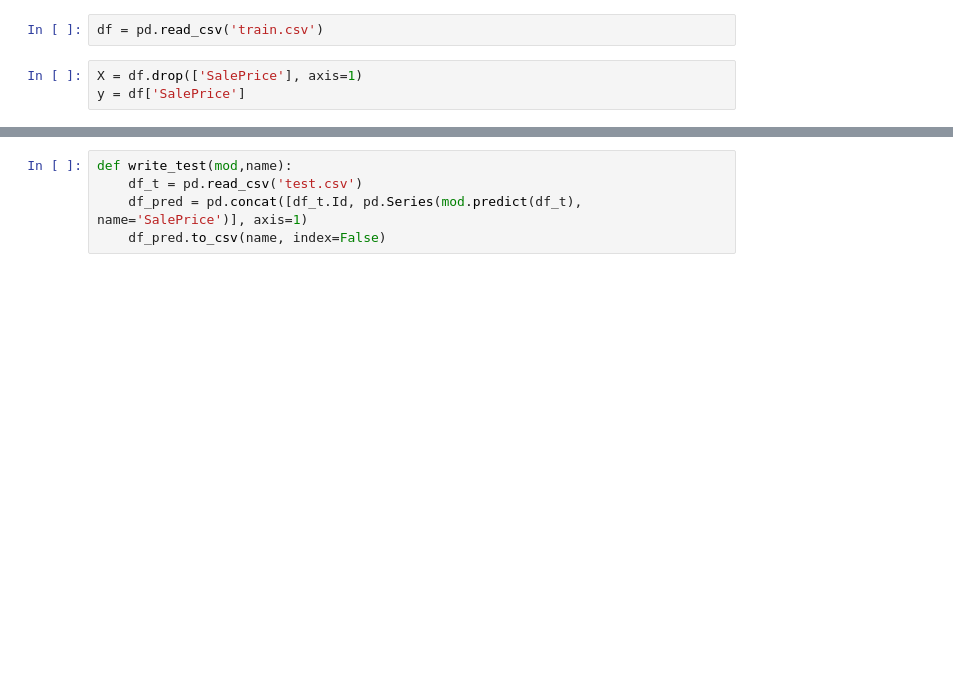
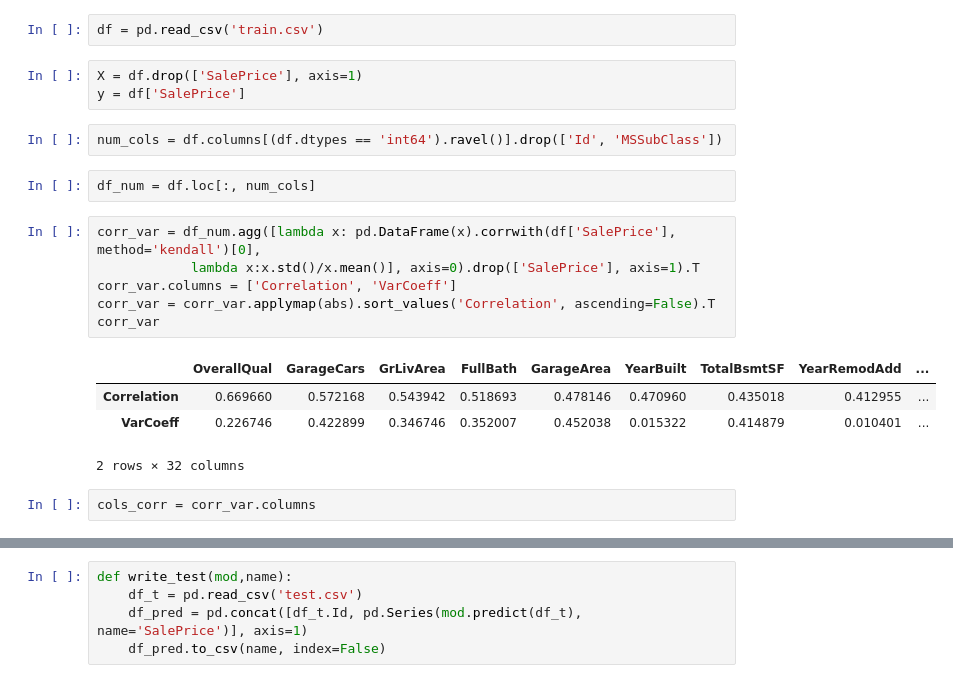
Before and after one commit to vitormarquesr/House_Prices_AdvRegression, a Jupyter notebook: House_Prices_Simplified.ipynb, the cells around one changed output, grey strips where cells are left out. Cells and saved outputs as stored; diff of their text form; blank space fills up the shorter version.

```diff
--- a/House_Prices_Simplified.ipynb
+++ b/House_Prices_Simplified.ipynb
@@ -31,3 +33,20 @@ df = pd.read_csv('train.csv')
 # %%
 X = df.drop(['SalePrice'], axis=1)
 y = df['SalePrice']
+# %%
+num_cols = df.columns[(df.dtypes == 'int64').ravel()].drop(['Id', 'MSSubClass'])
+# %%
+df_num = df.loc[:, num_cols]
+# %%
+corr_var = df_num.agg([lambda x: pd.DataFrame(x).corrwith(df['SalePrice'], method='kendall')[0],
+            lambda x:x.std()/x.mean()], axis=0).drop(['SalePrice'], axis=1).T
+corr_var.columns = ['Correlation', 'VarCoeff']
+corr_var = corr_var.applymap(abs).sort_values('Correlation', ascending=False).T
+corr_var
+# %% [output]
+|  | OverallQual | GarageCars | GrLivArea | FullBath | GarageArea | YearBuilt | TotalBsmtSF | YearRemodAdd | ... |
+| Correlation | 0.669660 | 0.572168 | 0.543942 | 0.518693 | 0.478146 | 0.470960 | 0.435018 | 0.412955 | ... |
+| VarCoeff | 0.226746 | 0.422899 | 0.346746 | 0.352007 | 0.452038 | 0.015322 | 0.414879 | 0.010401 | ... |
+2 rows × 32 columns
+# %%
+cols_corr = corr_var.columns
```
Also changed, not shown: parts of 46 cells of this notebook, 2 other files.
